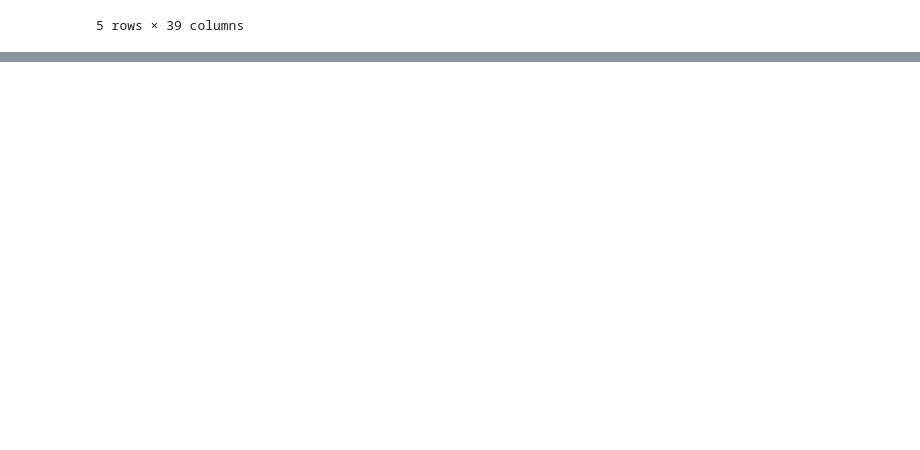
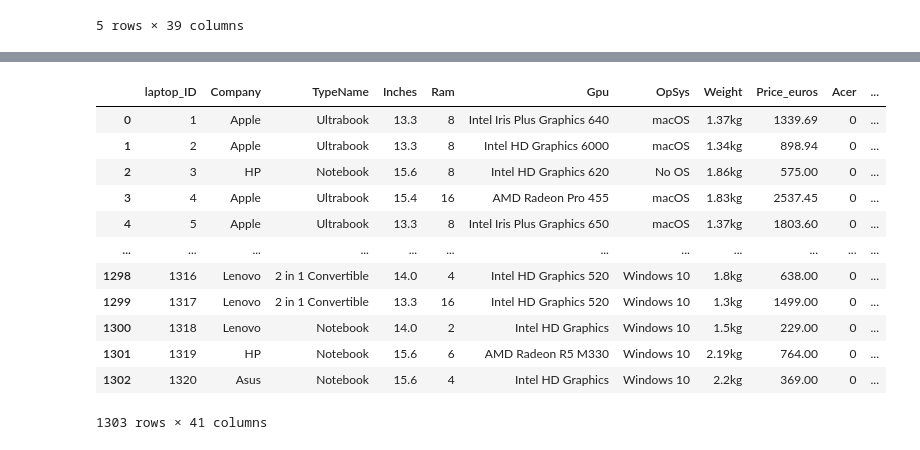
Before and after one commit to shrymhty/laptop-price-predictor, a Jupyter notebook: notebook.ipynb, the cells around one changed output, grey strips where cells are left out. Cells and saved outputs as stored; diff of their text form; code cells hidden in the pictures; blank space fills up the shorter version.

Commit message:
notebook commit

```diff
--- a/notebook.ipynb
+++ b/notebook.ipynb
@@ -224,0 +265,28 @@ df['Ram'] = df['Ram'].str[:-2]
+# %%
+df["Memory_Size"] = df["Memory"].str.split(" ").apply(lambda x : x[0])
+# %%
+df["Memory_Type"] = df["Memory"].str.split(" ").apply(lambda x : x[1])
+# %%
+def mem_to_mb(value):
+    if "GB" in value:
+        return float(value[:-2])*1000
+    if 'TB' in value:
+        return float(value[:-2])*1000000
+# %%
+df['Memory_Size'] = df['Memory_Size'].apply(mem_to_mb)
+# %%
+df.drop("Memory", axis=1)
+# %% [output]
+|  | laptop_ID | Company | TypeName | Inches | Ram | Gpu | OpSys | Weight | Price_euros | Acer | ... |
+| 0 | 1 | Apple | Ultrabook | 13.3 | 8 | Intel Iris Plus Graphics 640 | macOS | 1.37kg | 1339.69 | 0 | ... |
+| 1 | 2 | Apple | Ultrabook | 13.3 | 8 | Intel HD Graphics 6000 | macOS | 1.34kg | 898.94 | 0 | ... |
+| 2 | 3 | HP | Notebook | 15.6 | 8 | Intel HD Graphics 620 | No OS | 1.86kg | 575.00 | 0 | ... |
+| 3 | 4 | Apple | Ultrabook | 15.4 | 16 | AMD Radeon Pro 455 | macOS | 1.83kg | 2537.45 | 0 | ... |
+| 4 | 5 | Apple | Ultrabook | 13.3 | 8 | Intel Iris Plus Graphics 650 | macOS | 1.37kg | 1803.60 | 0 | ... |
+| ... | ... | ... | ... | ... | ... | ... | ... | ... | ... | ... | ... |
+| 1298 | 1316 | Lenovo | 2 in 1 Convertible | 14.0 | 4 | Intel HD Graphics 520 | Windows 10 | 1.8kg | 638.00 | 0 | ... |
+| 1299 | 1317 | Lenovo | 2 in 1 Convertible | 13.3 | 16 | Intel HD Graphics 520 | Windows 10 | 1.3kg | 1499.00 | 0 | ... |
+| 1300 | 1318 | Lenovo | Notebook | 14.0 | 2 | Intel HD Graphics | Windows 10 | 1.5kg | 229.00 | 0 | ... |
+| 1301 | 1319 | HP | Notebook | 15.6 | 6 | AMD Radeon R5 M330 | Windows 10 | 2.19kg | 764.00 | 0 | ... |
+| 1302 | 1320 | Asus | Notebook | 15.6 | 4 | Intel HD Graphics | Windows 10 | 2.2kg | 369.00 | 0 | ... |
+1303 rows × 41 columns
```
Also changed, not shown: parts of 12 cells of this notebook.
